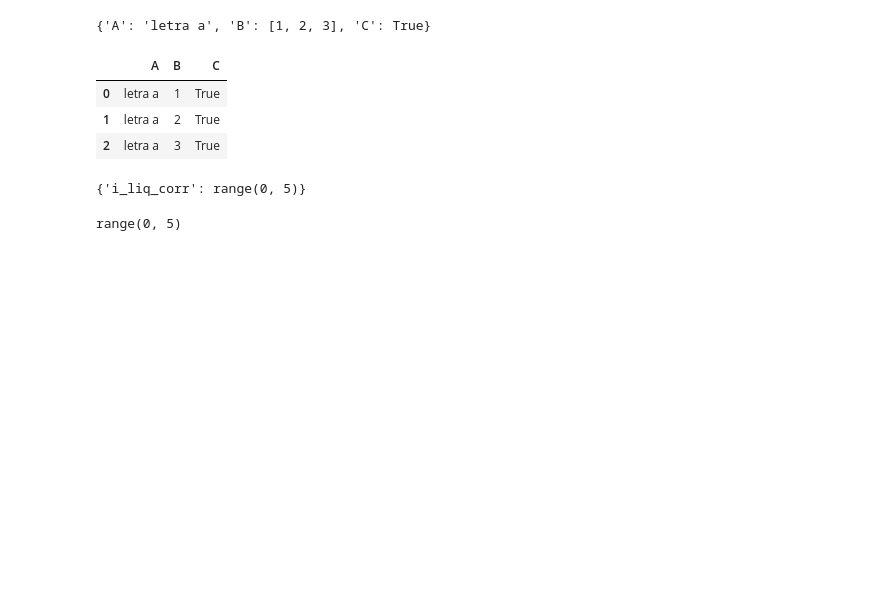
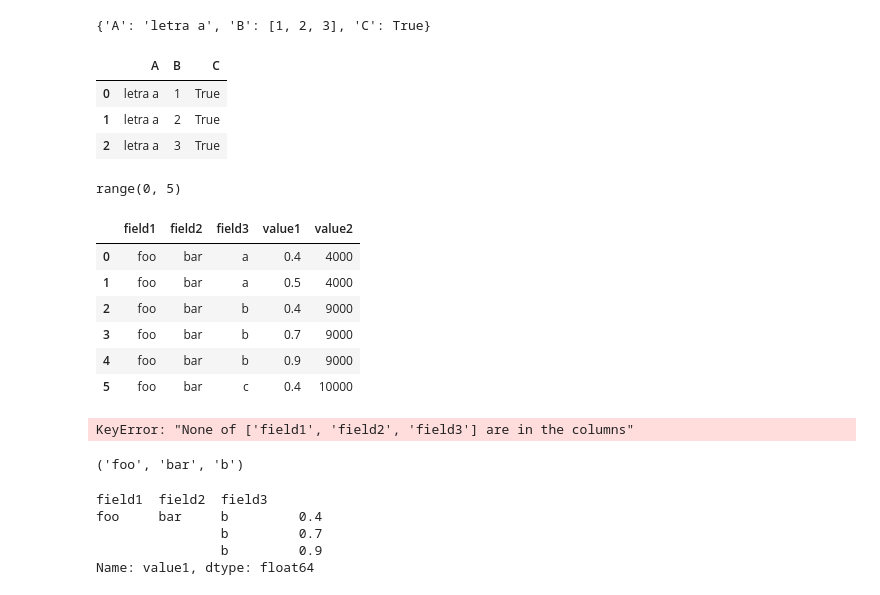
Before and after one commit to zfbf/Valuation, a Jupyter notebook: jupyter/Valuation.ipynb, the cells around one changed output. Drawn from its saved outputs; the diff is of its cells as text; code cells hidden in the pictures; blank space fills up the shorter version.

```diff
--- a/jupyter/Valuation.ipynb
+++ b/jupyter/Valuation.ipynb
@@ -211,8 +160,35 @@ dados = {"i_liq_corr": range(5)}
-# %%
-dados
-# %% [output]
-{'i_liq_corr': range(0, 5)}
 # %%
 print(range(0, 5))
 # %% [output]
 range(0, 5)
+# %%
+df = pd.DataFrame({'field1':['foo']*6, 'field2':['bar']*6, 'field3':
+['a','a','b','b','b','c'],'value1':[0.4,0.5,0.4,0.7,.9,.4],'value2':
+[4000,4000,9000,9000,9000,10000]}, index=range(6))
+# %%
+df
+# %% [output]
+|  | field1 | field2 | field3 | value1 | value2 |
+| 0 | foo | bar | a | 0.4 | 4000 |
+| 1 | foo | bar | a | 0.5 | 4000 |
+| 2 | foo | bar | b | 0.4 | 9000 |
+| 3 | foo | bar | b | 0.7 | 9000 |
+| 4 | foo | bar | b | 0.9 | 9000 |
+| 5 | foo | bar | c | 0.4 | 10000 |
+# %%
+df = df.set_index(['field1','field2','field3'])
+# %% [output]
+KeyError: "None of ['field1', 'field2', 'field3'] are in the columns"
+# %%
+index = df.index[4]
+index
+# %% [output]
+('foo', 'bar', 'b')
+# %%
+df.loc[index, 'value1']
+# %% [output]
+field1  field2  field3
+foo     bar     b         0.4
+                b         0.7
+                b         0.9
+Name: value1, dtype: float64
```
Also changed, not shown: parts of 28 cells of this notebook, 43 other files.
